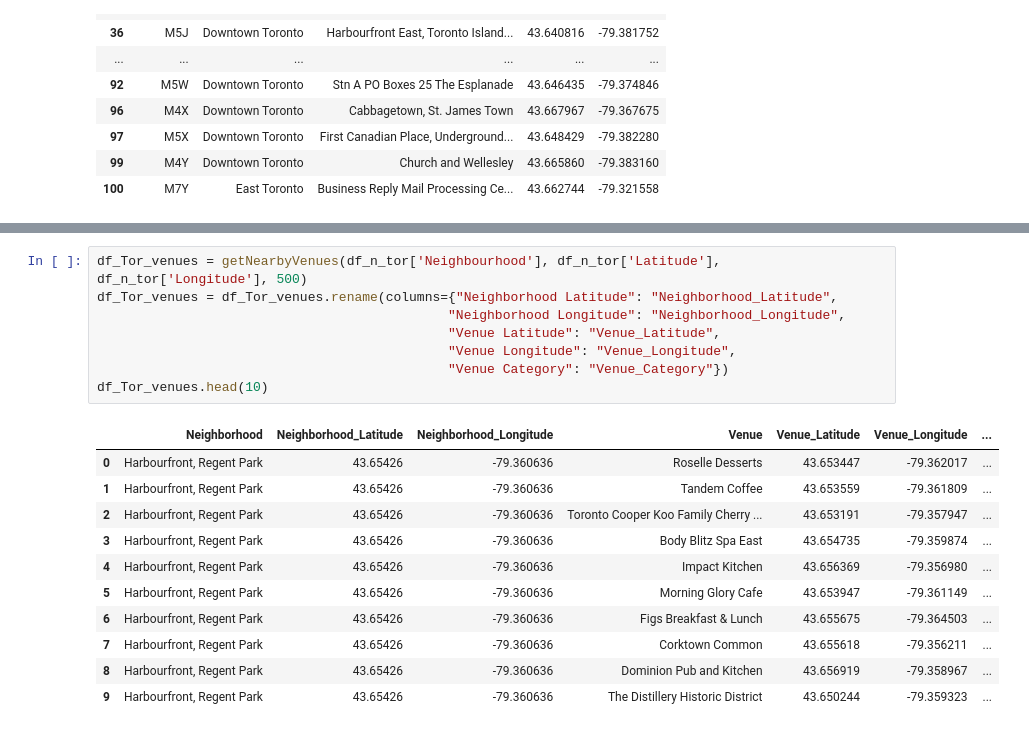
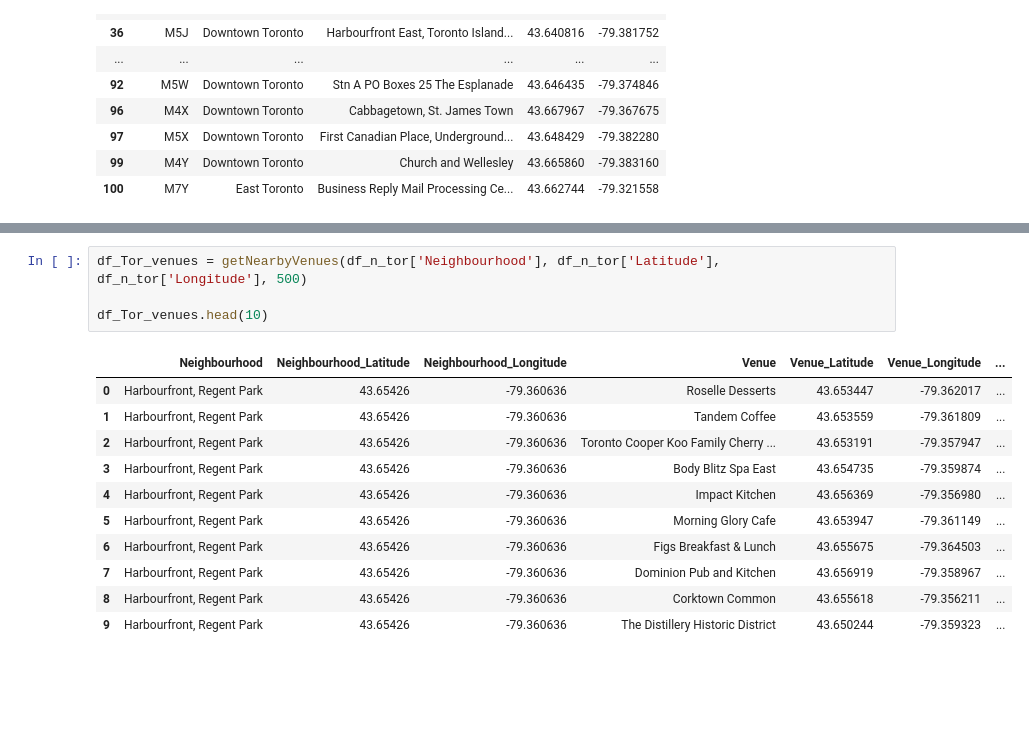
Before and after one commit to ZsoltNagy86/Coursera_Capstone, a Jupyter notebook: Code/SandCofTorontoNeighbourhoods-checkpoint.ipynb, the cells around one changed output, grey strips where cells are left out. Saved outputs shown, nothing was run; the diff lists cells and outputs as text; blank space fills up the shorter version.

```diff
--- a/Code/SandCofTorontoNeighbourhoods-checkpoint.ipynb
+++ b/Code/SandCofTorontoNeighbourhoods-checkpoint.ipynb
@@ -233,13 +231,9 @@ df_n_tor
 # %%
 df_Tor_venues = getNearbyVenues(df_n_tor['Neighbourhood'], df_n_tor['Latitude'], df_n_tor['Longitude'], 500)
-df_Tor_venues = df_Tor_venues.rename(columns={"Neighborhood Latitude": "Neighborhood_Latitude",
-                                             "Neighborhood Longitude": "Neighborhood_Longitude",
-                                             "Venue Latitude": "Venue_Latitude",
-                                             "Venue Longitude": "Venue_Longitude",
-                                             "Venue Category": "Venue_Category"})
+
 df_Tor_venues.head(10)
 # %% [output]
-|  | Neighborhood | Neighborhood_Latitude | Neighborhood_Longitude | Venue | Venue_Latitude | Venue_Longitude | ... |
+|  | Neighbourhood | Neighbourhood_Latitude | Neighbourhood_Longitude | Venue | Venue_Latitude | Venue_Longitude | ... |
 | 0 | Harbourfront, Regent Park | 43.65426 | -79.360636 | Roselle Desserts | 43.653447 | -79.362017 | ... |
 | 1 | Harbourfront, Regent Park | 43.65426 | -79.360636 | Tandem Coffee | 43.653559 | -79.361809 | ... |
 | 2 | Harbourfront, Regent Park | 43.65426 | -79.360636 | Toronto Cooper Koo Family Cherry ... | 43.653191 | -79.357947 | ... |
@@ -247,6 +241,6 @@ df_Tor_venues.head(10)
 | 4 | Harbourfront, Regent Park | 43.65426 | -79.360636 | Impact Kitchen | 43.656369 | -79.356980 | ... |
 | 5 | Harbourfront, Regent Park | 43.65426 | -79.360636 | Morning Glory Cafe | 43.653947 | -79.361149 | ... |
 | 6 | Harbourfront, Regent Park | 43.65426 | -79.360636 | Figs Breakfast & Lunch | 43.655675 | -79.364503 | ... |
-| 7 | Harbourfront, Regent Park | 43.65426 | -79.360636 | Corktown Common | 43.655618 | -79.356211 | ... |
-| 8 | Harbourfront, Regent Park | 43.65426 | -79.360636 | Dominion Pub and Kitchen | 43.656919 | -79.358967 | ... |
+| 7 | Harbourfront, Regent Park | 43.65426 | -79.360636 | Dominion Pub and Kitchen | 43.656919 | -79.358967 | ... |
+| 8 | Harbourfront, Regent Park | 43.65426 | -79.360636 | Corktown Common | 43.655618 | -79.356211 | ... |
 | 9 | Harbourfront, Regent Park | 43.65426 | -79.360636 | The Distillery Historic District | 43.650244 | -79.359323 | ... |
```
Also changed, not shown: parts of 14 cells of this notebook, 2 other files.
